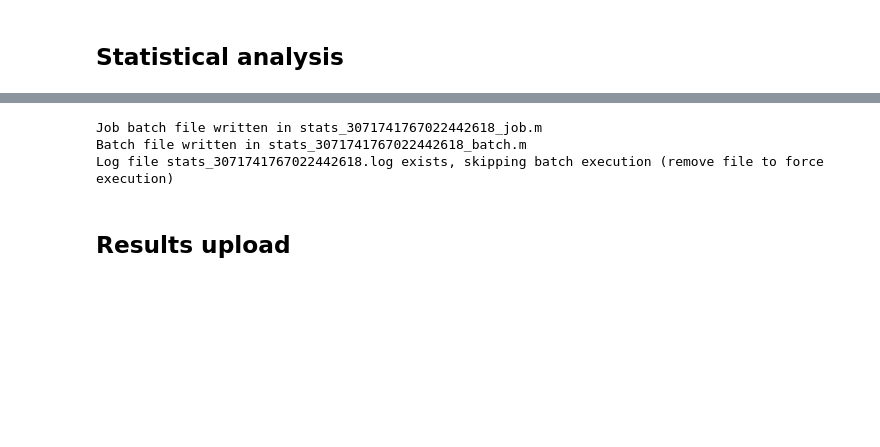
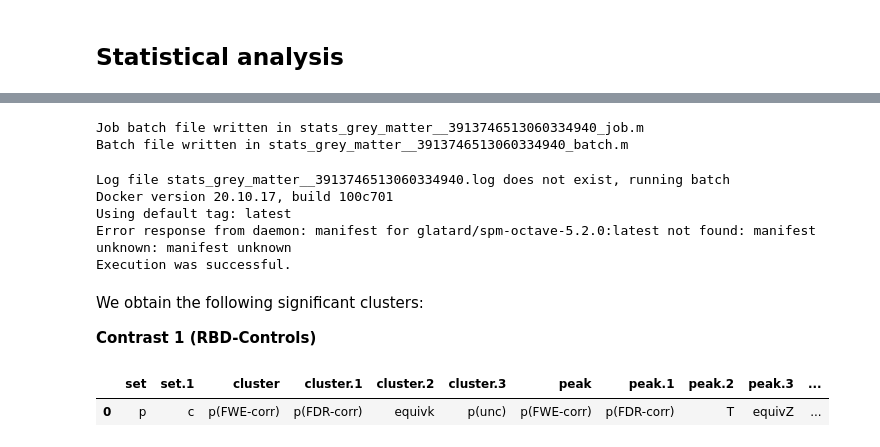
Before and after one commit to LivingPark-MRI/scherfler-etal, a Jupyter notebook: scherfler-etal.ipynb, the cells around one changed output, grey strips where cells are left out. Cells and saved outputs as stored; diff of their text form; code cells hidden in the pictures; blank space fills up the shorter version.

Commit message:
Complete version (some checks and comments are still missing)

```diff
--- a/scherfler-etal.ipynb
+++ b/scherfler-etal.ipynb
@@ -534,12 +614,14 @@ spm_batch = function(op.join("envs", "docker", "spm-batch.json"))
 stats_batch_job = op.join("code", "templates", "stats_job.m")
 stats_name = preprocessing_name.replace("pre_processing", "stats")
 
-design_dir = op.join("outputs", "results")
+design_dir = op.join(results_path, "results-grey-matter")
 os.makedirs(design_dir, exist_ok=True)
 
 
-def smwc1_scan(patno):
-    expression = f"{op.join('outputs', 'data')}/sub-{patno}/ses-1/anat/smwc1sub-{patno}_ses-1_*run-01_T1w.nii"
+def smwc_scan(tissue_class, patno, visit, protocol_description):
+    if not tissue_class in (1, 2):
+        raise Exception(f"Unrecognized tissue class: {tissue_class}")
+    expression = f"{op.join(results_path, 'pre_processing')}/sub-{patno}/ses-{visit}/anat/smwc{tissue_class}PPMI*{utils.clean_protocol_description(protocol_description)}*.nii"
     files = glob.glob(expression)
     assert (
         len(files) == 1
@@ -549,23 +631,15 @@ def smwc1_scan(patno):
 
 # Don't mess up with ordering, it's critical
 rbds_smwc1 = [
-    f"'{smwc1_scan(patno)},1'"
+    f"'{smwc_scan(1, patno, rbds[rbds['PATNO']==patno]['EVENT_ID'].values[0],rbds[rbds['PATNO']==patno]['Description'].values[0])},1'"
     for patno in sorted(rbds["PATNO"])
-    if patno in available_subjects
 ]
 controls_smwc1 = [
-    f"'{smwc1_scan(patno)},1'"
+    f"'{smwc_scan(1, patno, controls[controls['PATNO']==patno]['EVENT_ID'].values[0], controls[controls['PATNO']==patno]['Description'].values[0])},1'"
     for patno in sorted(controls["PATNO"])
-    if patno in available_subjects
 ]
 
-groups_patnos = [
-    x
-    for group in (rbds, controls)
-    for x in sorted(group["PATNO"])
-    if x in available_subjects
-]
-all_subjects = pd.concat([rbds, controls])
+groups_patnos = [x for group in (rbds, controls) for x in sorted(group["PATNO"])]
 
 # Check orderding
 for i, x in enumerate(groups_patnos):
@@ -576,29 +650,32 @@ for i, x in enumerate(groups_patnos):
 
 replace_keys = {
     "[DESIGN_DIR]": op.abspath(design_dir),
-    "[GROUP1_SMWC1_SCANS]": os.linesep.join(rbds_smwc1),
-    "[GROUP2_SMWC1_SCANS]": os.linesep.join(controls_smwc1),
+    "[GROUP1_SMWC_SCANS]": os.linesep.join(rbds_smwc1),
+    "[GROUP2_SMWC_SCANS]": os.linesep.join(controls_smwc1),
     "[ICVS]": os.linesep.join(
-        [str(icvs[str(x)]) for x in groups_patnos if x in available_subjects]
+        [str(icvs[str(x)]) for x in groups_patnos]
     ),  # don't mess up ordering
     "[AGES]": os.linesep.join(
         [
-            str(all_subjects[all_subjects["PATNO"] == x]["AGE_AT_VISIT"].values[0])
+            str(cohort[cohort["PATNO"] == x]["AGE_AT_VISIT"].values[0])
             for x in groups_patnos
-            if x in available_subjects
         ]
     ),
 }
 
 # Stats batch
 stats_batch_job = op.join("code", "templates", "stats_job.m")
-stats_name = preprocessing_name.replace("pre_processing", "stats")
+stats_name = preprocessing_name.replace("pre_processing", "stats_grey_matter")
 
 write_batch_files(stats_batch_job, replace_keys, tempfile_name=stats_name)
-output = run_batch_file(stats_name)
 # %% [output]
-Job batch file written in stats_3071741767022442618_job.m
-Batch file written in stats_3071741767022442618_batch.m
-Log file stats_3071741767022442618.log exists, skipping batch execution (remove file to force execution)
+Job batch file written in stats_grey_matter__3913746513060334940_job.m
+Batch file written in stats_grey_matter__3913746513060334940_batch.m
-# %% [markdown]
-## Results upload
+# %%
+output = run_batch_file(stats_name)
+# %% [output]
+Log file stats_grey_matter__3913746513060334940.log does not exist, running batch
+Docker version 20.10.17, build 100c701
+Using default tag: latest
+Error response from daemon: manifest for glatard/spm-octave-5.2.0:latest not found: manifest unknown: manifest unknown
+Execution was successful.
@@ -604,0 +684,14 @@ Log file stats_3071741767022442618.log exists, skipping batch execution (remove
+# %% [markdown]
+We obtain the following significant clusters:
+
+**Contrast 1 (RBD-Controls)**
+# %%
+results_files = glob.glob(op.join(design_dir, "spm_*_001.csv"))
+assert (
+    len(results_files) == 1
+), f"Expected exactly 1 result file, got {len(results_files)}"
+df = pd.read_csv(results_files[0])
+df
+# %% [output]
+|  | set | set.1 | cluster | cluster.1 | cluster.2 | cluster.3 | peak | peak.1 | peak.2 | peak.3 | ... |
+| 0 | p | c | p(FWE-corr) | p(FDR-corr) | equivk | p(unc) | p(FWE-corr) | p(FDR-corr) | T | equivZ | ... |
```
Also changed, not shown: parts of 68 cells of this notebook, 4 other files.
